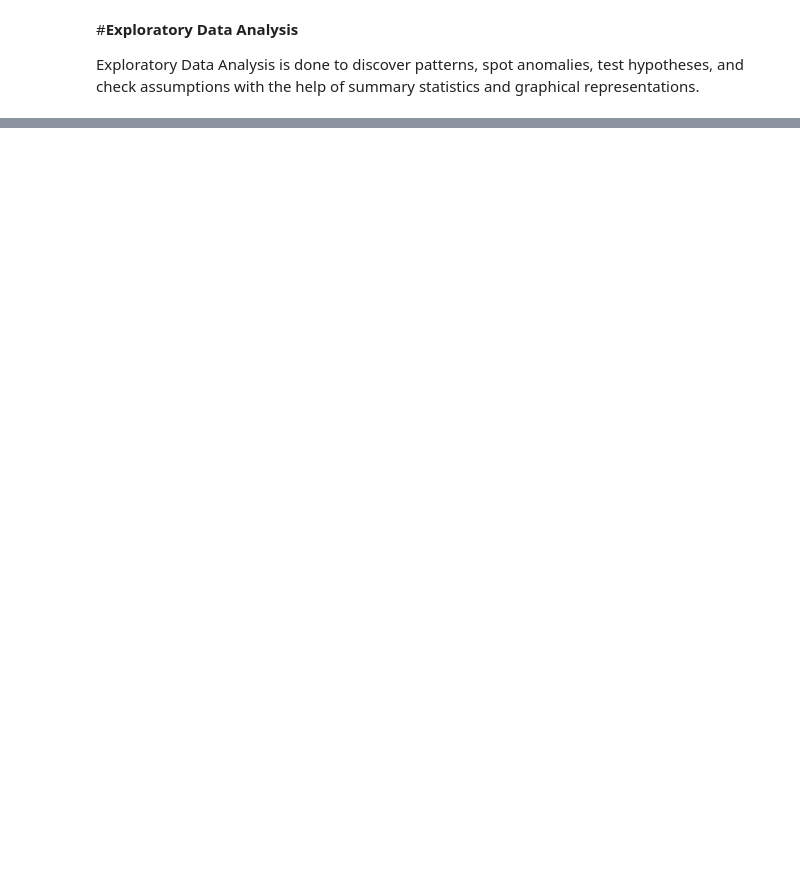
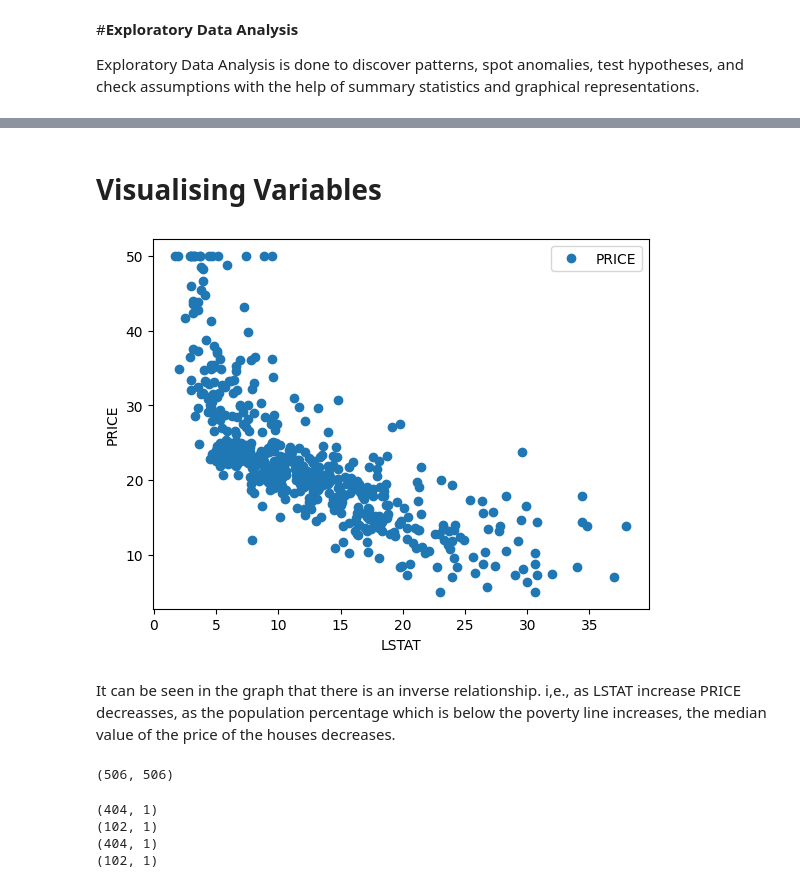
Before and after one commit to Chanda-p/Projects, a Jupyter notebook: Boston/Machine_Learning_LinearRegression_Boston_Housing_Project.ipynb, the cells around one changed output, grey strips where cells are left out. Cells and saved outputs as stored; diff of their text form; code cells hidden in the pictures; blank space fills up the shorter version.

```diff
--- a/Boston/Machine_Learning_LinearRegression_Boston_Housing_Project.ipynb
+++ b/Boston/Machine_Learning_LinearRegression_Boston_Housing_Project.ipynb
@@ -380,0 +114,12 @@ From the Exploratory Data Analysis, we could generate insight from the data. How
+# %% [markdown]
+# **Visualising Variables**
+# %%
+import matplotlib.pyplot as plt
+boston.plot(x='LSTAT',y='PRICE', style='o')
+plt.xlabel('LSTAT')
+plt.ylabel('PRICE')
+plt.show()
+# %% [output]
+[figure, added]
+# %% [markdown]
+It can be seen in the graph that there is an inverse relationship. i,e., as LSTAT increase PRICE decreasses, as the population percentage which is below the poverty line increases, the median value of the price of the houses decreases.
@@ -380,0 +129,4 @@ From the Exploratory Data Analysis, we could generate insight from the data. How
+# %%
+X.size,y.size
+# %% [output]
+(506, 506)
@@ -380,0 +136,10 @@ From the Exploratory Data Analysis, we could generate insight from the data. How
+# %%
+print(X_train.shape)
+print(X_test.shape)
+print(y_train.shape)
+print(y_test.shape)
+# %% [output]
+(404, 1)
+(102, 1)
+(404, 1)
+(102, 1)
```
Also changed, not shown: parts of 61 cells of this notebook.
